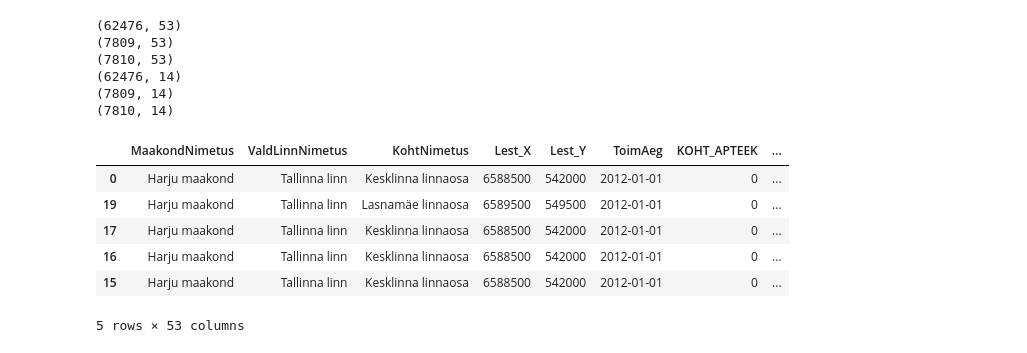
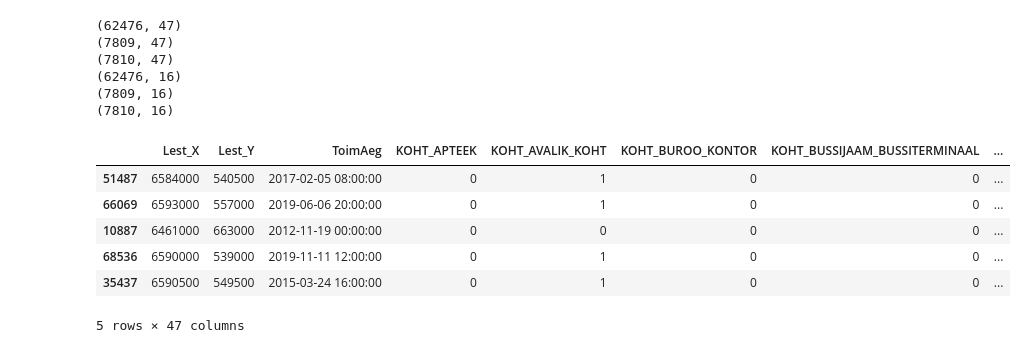
Before and after one commit to ToomasRo/crime_predictor, a Jupyter notebook: code/data_preparation/traintestspliting.ipynb, the cells around one changed output. Cells and saved outputs as stored; diff of their text form; code cells hidden in the pictures.

```diff
--- a/code/data_preparation/traintestspliting.ipynb
+++ b/code/data_preparation/traintestspliting.ipynb
@@ -1,48 +23,34 @@
 # %%
-import pandas as pd
-import numpy as np
-from fast_ml.model_development import train_valid_test_split
-
-time_precision = 4   # jagame päeva xh suurusteks plokkideks
-
-
-df = pd.read_csv("../../data/master.csv")
-df = df.apply(pd.to_numeric, errors='ignore', downcast='integer')
-df.ToimAeg = pd.to_datetime(df.ToimAeg)
-df.ToimAeg = df['ToimAeg'].apply(lambda x: x.replace(hour=x.hour-x.hour%time_precision, minute=0, second=0))
-df.head()
-# XXX valida parem traintestsplit
-
-target_cols = [col for col in df.columns if "LIIK_" in col] #need mida tahame ennustada
+target_cols = [col for col in df.columns if "LIIK_" in col] + ['Kahjusumma', 'Koht'] #need mida tahame ennustada
 X_train, y_train, X_valid, y_valid, X_test, y_test = train_valid_test_split(df, target=target_cols,
-                                                                            method='sorted', sort_by_col='ToimAeg', random_state=42,
+                                                                            method='random', sort_by_col='ToimAeg', random_state=42,
                                                                             train_size=0.8, valid_size=0.1, test_size=0.1)
 print(X_train.shape)
 print(X_valid.shape)
 print(X_test.shape)
 print(y_train.shape)
 print(y_valid.shape)
 print(y_test.shape)
 
 X_train.to_csv("../../data/X_train.csv", index=False)
 X_valid.to_csv("../../data/X_valid.csv", index=False)
 X_test.to_csv("../../data/X_test.csv", index=False)
 y_train.to_csv("../../data/y_train.csv", index=False)
 y_valid.to_csv("../../data/y_valid.csv", index=False)
 y_test.to_csv("../../data/y_test.csv", index=False)
 
 X_train.head()
 # %% [output]
-(62476, 53)
-(7809, 53)
-(7810, 53)
-(62476, 14)
-(7809, 14)
-(7810, 14)
+(62476, 47)
+(7809, 47)
+(7810, 47)
+(62476, 16)
+(7809, 16)
+(7810, 16)
-|  | MaakondNimetus | ValdLinnNimetus | KohtNimetus | Lest_X | Lest_Y | ToimAeg | KOHT_APTEEK | ... |
-| 0 | Harju maakond | Tallinna linn | Kesklinna linnaosa | 6588500 | 542000 | 2012-01-01 | 0 | ... |
-| 19 | Harju maakond | Tallinna linn | Lasnamäe linnaosa | 6589500 | 549500 | 2012-01-01 | 0 | ... |
-| 17 | Harju maakond | Tallinna linn | Kesklinna linnaosa | 6588500 | 542000 | 2012-01-01 | 0 | ... |
-| 16 | Harju maakond | Tallinna linn | Kesklinna linnaosa | 6588500 | 542000 | 2012-01-01 | 0 | ... |
-| 15 | Harju maakond | Tallinna linn | Kesklinna linnaosa | 6588500 | 542000 | 2012-01-01 | 0 | ... |
+|  | Lest_X | Lest_Y | ToimAeg | KOHT_APTEEK | KOHT_AVALIK_KOHT | KOHT_BUROO_KONTOR | KOHT_BUSSIJAAM_BUSSITERMINAAL | ... |
+| 51487 | 6584000 | 540500 | 2017-02-05 08:00:00 | 0 | 1 | 0 | 0 | ... |
+| 66069 | 6593000 | 557000 | 2019-06-06 20:00:00 | 0 | 1 | 0 | 0 | ... |
+| 10887 | 6461000 | 663000 | 2012-11-19 00:00:00 | 0 | 0 | 0 | 0 | ... |
+| 68536 | 6590000 | 539000 | 2019-11-11 12:00:00 | 0 | 1 | 0 | 0 | ... |
+| 35437 | 6590500 | 549500 | 2015-03-24 16:00:00 | 0 | 1 | 0 | 0 | ... |
-5 rows × 53 columns
+5 rows × 47 columns
```
Also changed, not shown: parts of 1 cell of this notebook, 10 other files.
